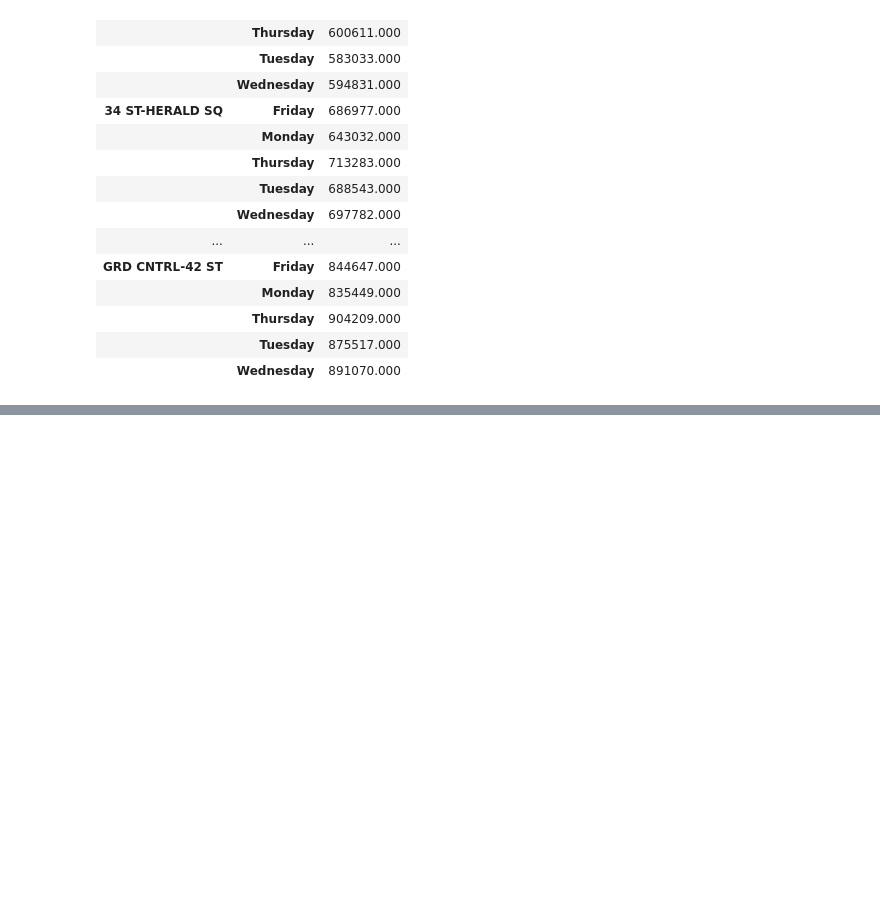
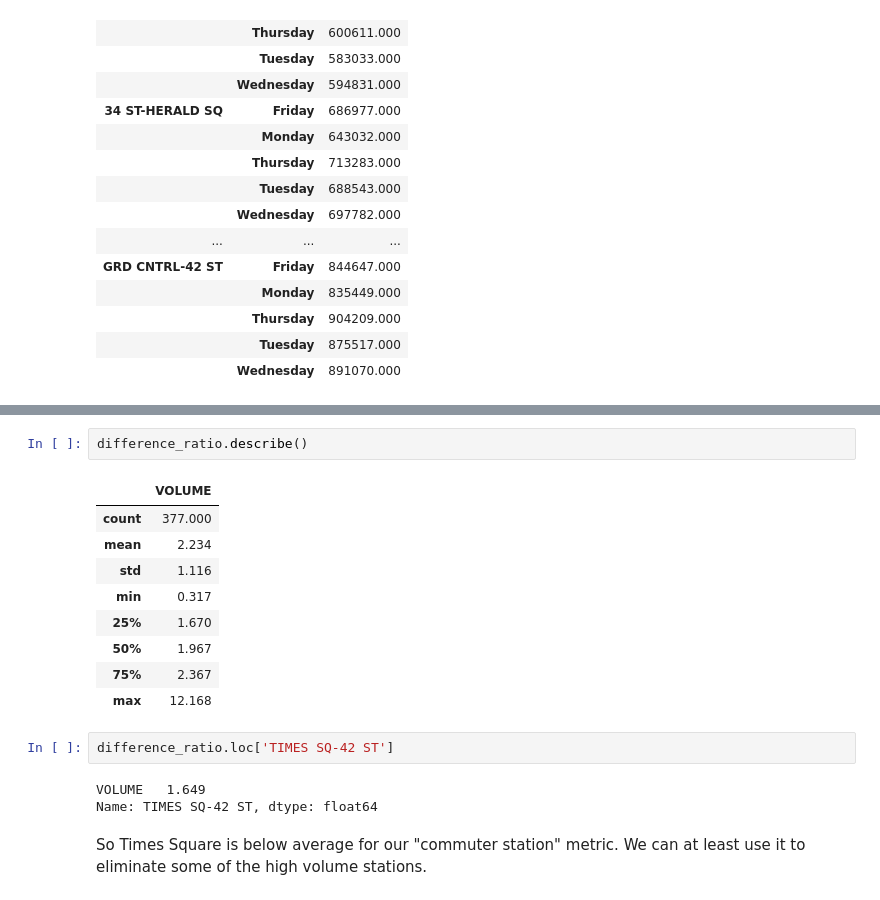
Before and after one commit to huge-reality/MTA_Project_Group_5, a Jupyter notebook: Weekdays Weekends1.ipynb, the cells around one changed output, grey strips where cells are left out. Saved outputs shown, nothing was run; the diff lists cells and outputs as text; blank space fills up the shorter version.

```diff
--- a/Weekdays Weekends1.ipynb
+++ b/Weekdays Weekends1.ipynb
@@ -323,0 +350,19 @@ Also realis
+# %%
+difference_ratio.describe()
+# %% [output]
+|  | VOLUME |
+| count | 377.000 |
+| mean | 2.234 |
+| std | 1.116 |
+| min | 0.317 |
+| 25% | 1.670 |
+| 50% | 1.967 |
+| 75% | 2.367 |
+| max | 12.168 |
+# %%
+difference_ratio.loc['TIMES SQ-42 ST']
+# %% [output]
+VOLUME   1.649
+Name: TIMES SQ-42 ST, dtype: float64
+# %% [markdown]
+So Times Square is below average for our "commuter station" metric. We can at least use it to eliminate some of the high volume stations.
```
Also changed, not shown: parts of 6 cells of this notebook.
